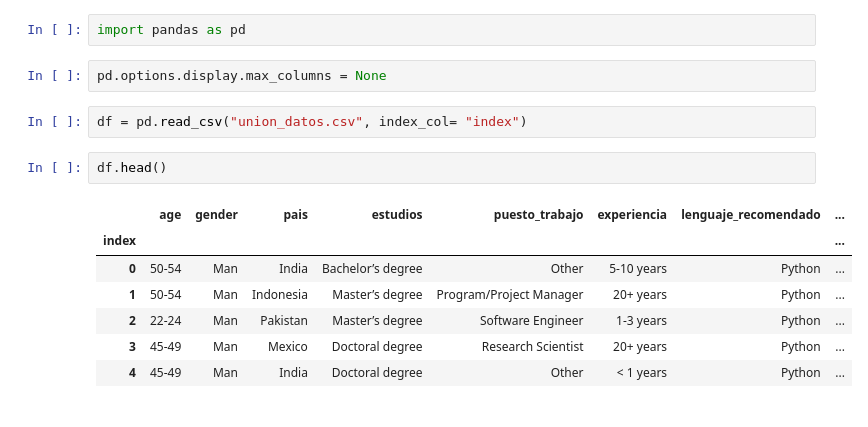
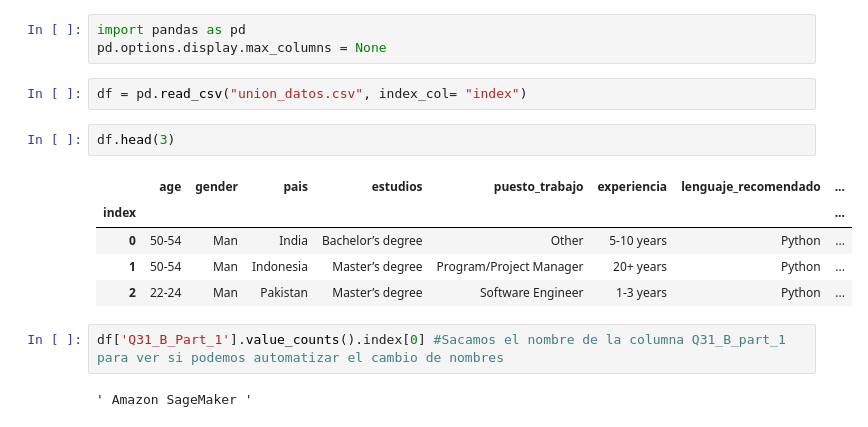
Before and after one commit to paulafuenteg/Kaggle-DS-ML-Survey, a Jupyter notebook: Limpieza/limpieza.ipynb, the cells around one changed output. Saved outputs shown, nothing was run; the diff lists cells and outputs as text.

```diff
--- a/Limpieza/limpieza.ipynb
+++ b/Limpieza/limpieza.ipynb
@@ -1,16 +1,17 @@
 # %%
 import pandas as pd
+pd.options.display.max_columns = None
-# %%
-pd.options.display.max_columns = None
 # %%
 df = pd.read_csv("union_datos.csv", index_col= "index")
 # %%
-df.head()
+df.head(3)
 # %% [output]
 |  | age | gender | pais | estudios | puesto_trabajo | experiencia | lenguaje_recomendado | ... |
 | index |  |  |  |  |  |  |  | ... |
 | 0 | 50-54 | Man | India | Bachelor’s degree | Other | 5-10 years | Python | ... |
 | 1 | 50-54 | Man | Indonesia | Master’s degree | Program/Project Manager | 20+ years | Python | ... |
 | 2 | 22-24 | Man | Pakistan | Master’s degree | Software Engineer | 1-3 years | Python | ... |
-| 3 | 45-49 | Man | Mexico | Doctoral degree | Research Scientist | 20+ years | Python | ... |
-| 4 | 45-49 | Man | India | Doctoral degree | Other | < 1 years | Python | ... |
+# %%
+df['Q31_B_Part_1'].value_counts().index[0] #Sacamos el nombre de la columna Q31_B_part_1 para ver si podemos automatizar el cambio de nombres
+# %% [output]
+' Amazon SageMaker '
```
Also changed, not shown: parts of 9 cells of this notebook.
